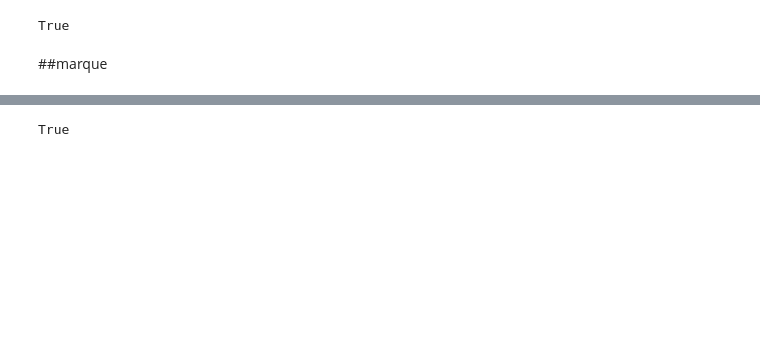
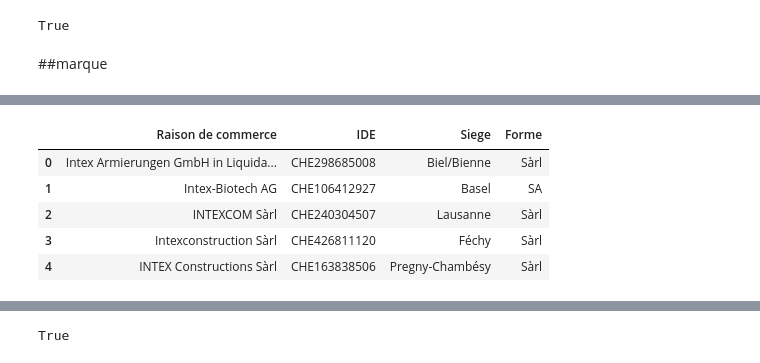
Before and after one commit to Enam88/AI_Projects, a Jupyter notebook: Soap_Python.ipynb, the cells around one changed output, grey strips where cells are left out. Drawn from its saved outputs; the diff is of its cells as text; code cells hidden in the pictures; blank space fills up the shorter version.

```diff
--- a/Soap_Python.ipynb
+++ b/Soap_Python.ipynb
@@ -324,4 +285,4 @@ df.drop(['basipikey', 'origlan',  'basannd', 'basstate', 'basregper', 'expiratio
        'mandataire_plainco', 'mandataire_nat', 'martype' ], axis=1, inplace=True)
 # %%
 #old,new
-df.rename(columns = {'classes':'Classes de Nice', 'basappn':'No de la demande', 'basregn':'No de la marque','basannd':'Depot', 'marpicn':'marque' }, inplace = True)
+df.rename(columns = {'classes':'Classes de Nice', 'basappn':'No de la demande', 'basregn':'No de la marque','basannd':'Depot', 'marpicn':'Logo' }, inplace = True)
@@ -346,7 +301,7 @@ def to_img_tag(path):
     return '<img src="'+ path + '" width="80"  >'
 
 
-df_html = df.to_html(escape=False,formatters=dict(marque=to_img_tag)).replace('<table border="1" class="dataframe">',
+df_html = df.to_html(escape=False,formatters=dict(Logo=to_img_tag)).replace('<table border="1" class="dataframe">',
                                                               '<table border="1" style="border-collapse: '
                                                               'collapse;text-align: center;font-family:Calibri;font-size:10px;" '
                                                               'class="dataframe">').replace(
@@ -586,11 +509,5 @@ pdfkit.from_file('df_verbal.html', 'out_2.pdf')
 True
 # %% [markdown]
 ##marque
-# %%
-#reorder column names
-column_names = ["Marques", "basipikey", "basappn", "classes", "Déposant(e)"]
-
-
-df = df.reindex(columns=column_names,)
 # %%
 #display trademark logo in dataframe
@@ -686,7 +566,7 @@ def commmerce_name_search(query):
        'legalForm.shortName.it', 'legalForm.shortName.en'], axis=1, inplace=True)
 
         #rename cols with new names
-        df[['Marques', 'IDE', 'Forme', 'Siège']] = df[['name', 'uid','legalSeat','legalForm.shortName.fr']]
+        df[['Raison de commerce', 'IDE', 'Siege', 'Forme']] = df[['name', 'uid','legalSeat','legalForm.shortName.fr']]
 
         #drop old names
         df.drop(["name", "uid", "legalSeat", "legalForm.shortName.fr"], axis=1, inplace=True)
@@ -697,4 +577,13 @@ def commmerce_name_search(query):
         print(f"Invalid User Authentification: {response.status_code}")
 # %%
 df_commerce = commmerce_name_search(query)
+# %%
+df_commerce.head()
+# %% [output]
+|  | Raison de commerce | IDE | Siege | Forme |
+| 0 | Intex Armierungen GmbH in Liquida... | CHE298685008 | Biel/Bienne | Sàrl |
+| 1 | Intex-Biotech AG | CHE106412927 | Basel | SA |
+| 2 | INTEXCOM Sàrl | CHE240304507 | Lausanne | Sàrl |
+| 3 | Intexconstruction Sàrl | CHE426811120 | Féchy | Sàrl |
+| 4 | INTEX Constructions Sàrl | CHE163838506 | Pregny-Chambésy | Sàrl |
 # %%
```
Also changed, not shown: parts of 50 cells of this notebook.
